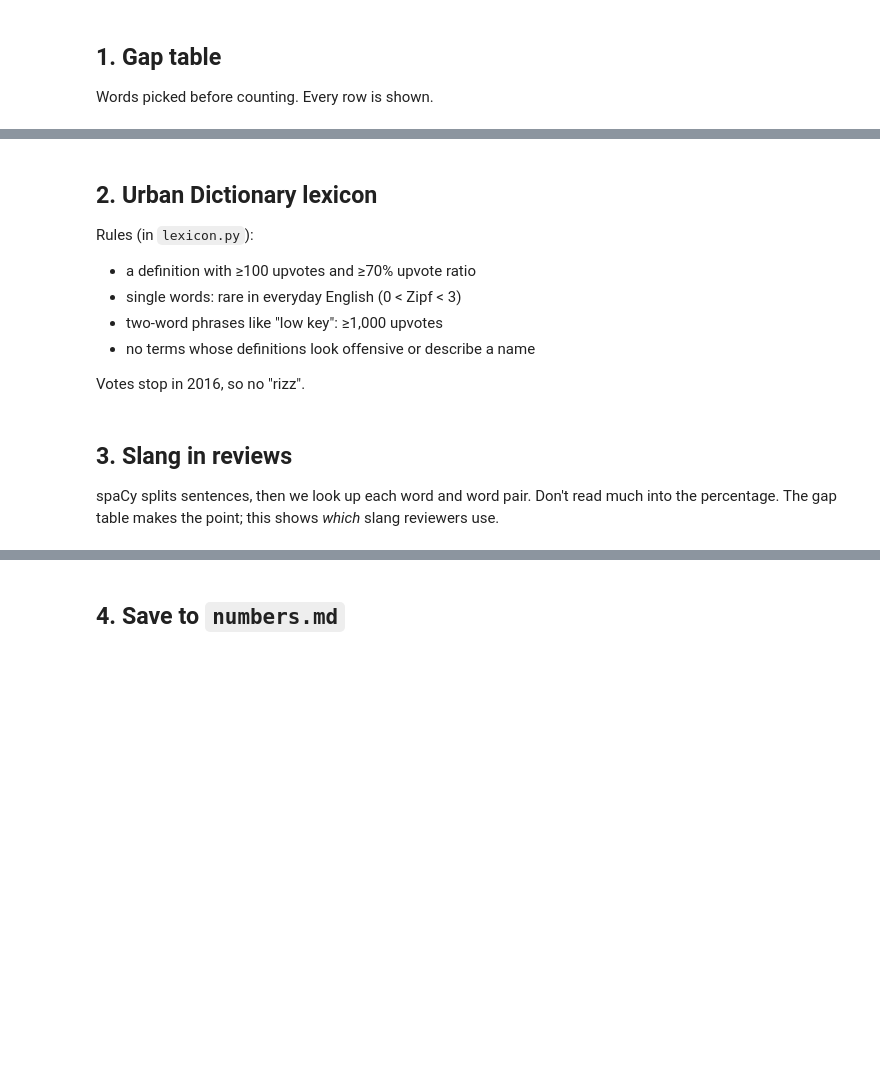
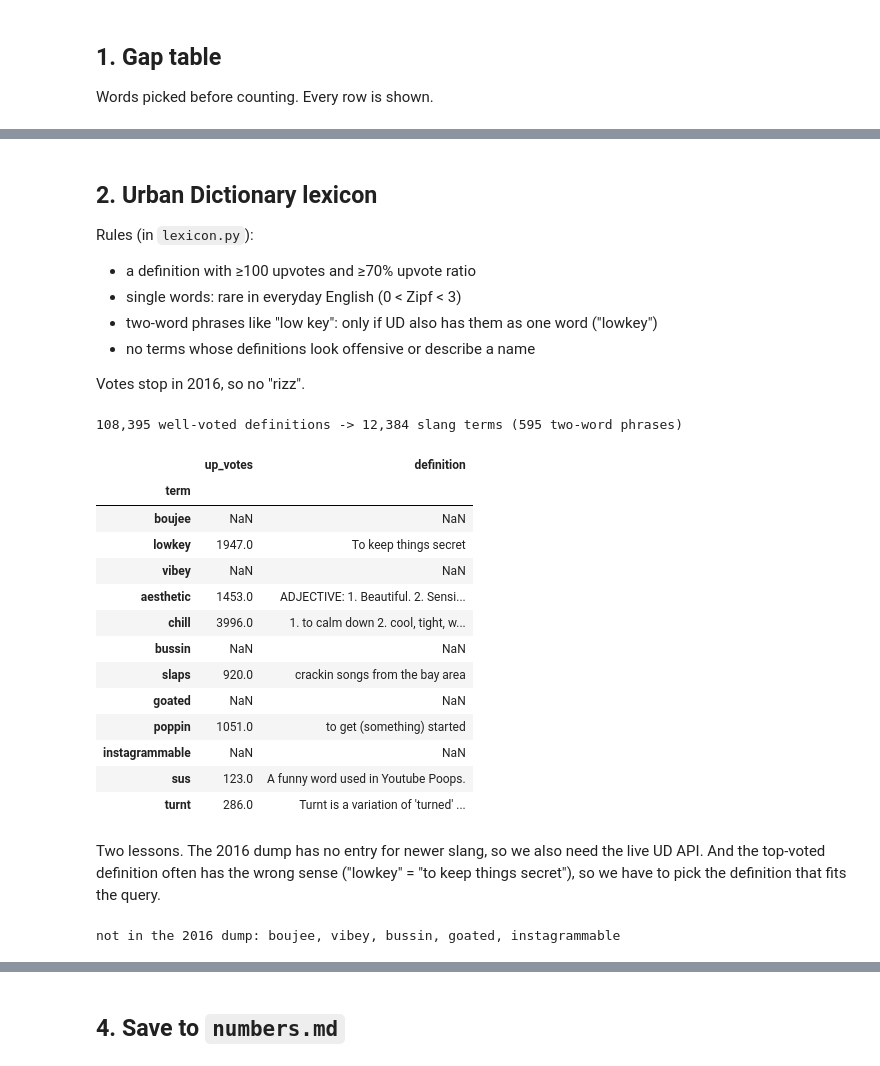
Before and after one commit to Joe2k/VibeCheck, a Jupyter notebook: notebooks/02_slang.ipynb, the cells around one changed output, grey strips where cells are left out. Cells and saved outputs as stored; diff of their text form; code cells hidden in the pictures; blank space fills up the shorter version.

```diff
--- a/notebooks/02_slang.ipynb
+++ b/notebooks/02_slang.ipynb
@@ -56,19 +81,44 @@ Rules (in `lexicon.py`):
 
 - a definition with ≥100 upvotes and ≥70% upvote ratio
 - single words: rare in everyday English (0 < Zipf < 3)
-- two-word phrases like "low key": ≥1,000 upvotes
+- two-word phrases like "low key": only if UD also has them as one word ("lowkey")
 - no terms whose definitions look offensive or describe a name
 
 Votes stop in 2016, so no "rizz".
 # %%
 definitions = load_ud_definitions(UD_CSV)
 lexicon = build_slang_lexicon(definitions)
 lexicon.to_parquet(PROCESSED_DIR / "slang_lexicon.parquet", index=False)
 print(f"{len(definitions):,} well-voted definitions -> {len(lexicon):,} slang terms "
       f"({lexicon['term'].str.contains(' ').sum():,} two-word phrases)")
-lexicon.head(15)
+
+# What UD says about our query words. This is the "find meaning" step of query expansion.
+best = definitions.assign(term=definitions["word"].str.lower()).sort_values("up_votes", ascending=False)
+meanings = best.drop_duplicates("term").set_index("term").reindex(list(GAP_QUERIES))
+meanings["definition"] = meanings["definition"].str.replace(";;", " ").str.slice(0, 140)
+meanings[["up_votes", "definition"]]
+# %% [output]
+108,395 well-voted definitions -> 12,384 slang terms (595 two-word phrases)
+|  | up_votes | definition |
+| term |  |  |
+| boujee | NaN | NaN |
+| lowkey | 1947.0 | To keep things secret |
+| vibey | NaN | NaN |
+| aesthetic | 1453.0 | ADJECTIVE: 1. Beautiful. 2. Sensi... |
+| chill | 3996.0 | 1. to calm down 2. cool, tight, w... |
+| bussin | NaN | NaN |
+| slaps | 920.0 | crackin songs from the bay area |
+| goated | NaN | NaN |
+| poppin | 1051.0 | to get (something) started |
+| instagrammable | NaN | NaN |
+| sus | 123.0 | A funny word used in Youtube Poops. |
+| turnt | 286.0 | Turnt is a variation of 'turned' ... |
-# %% [markdown]
-## 3. Slang in reviews
-
-spaCy splits sentences, then we look up each word and word pair.
-Don't read much into the percentage. The gap table makes the point; this shows *which* slang reviewers use.
+# %% [markdown]
+Two lessons. The 2016 dump has no entry for newer slang, so we also need the live UD API. And the
+top-voted definition often has the wrong sense ("lowkey" = "to keep things secret"), so we have to
+pick the definition that fits the query.
+# %%
+missing = meanings.index[meanings["up_votes"].isna()].tolist()
+print("not in the 2016 dump:", ", ".join(missing))
+# %% [output]
+not in the 2016 dump: boujee, vibey, bussin, goated, instagrammable
```
Also changed, not shown: parts of 7 cells of this notebook, 6 other files.
